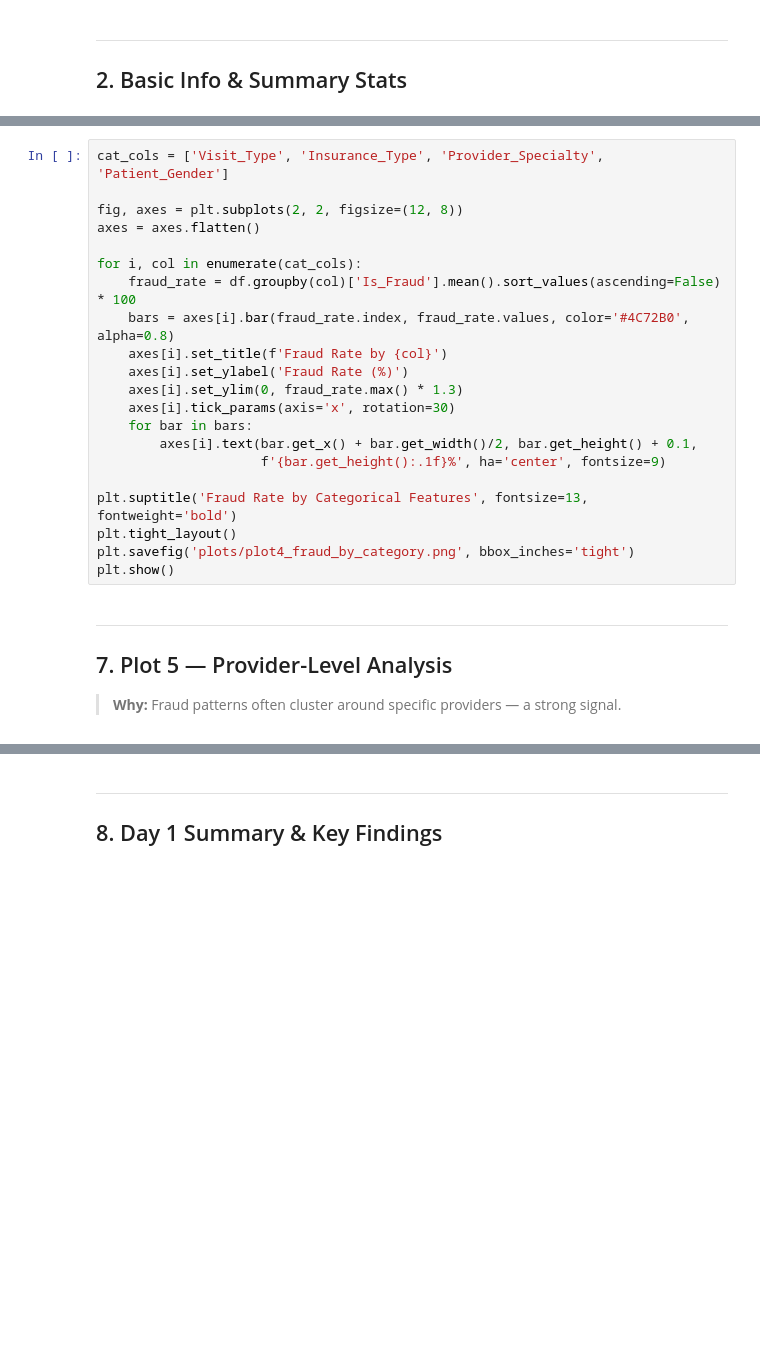
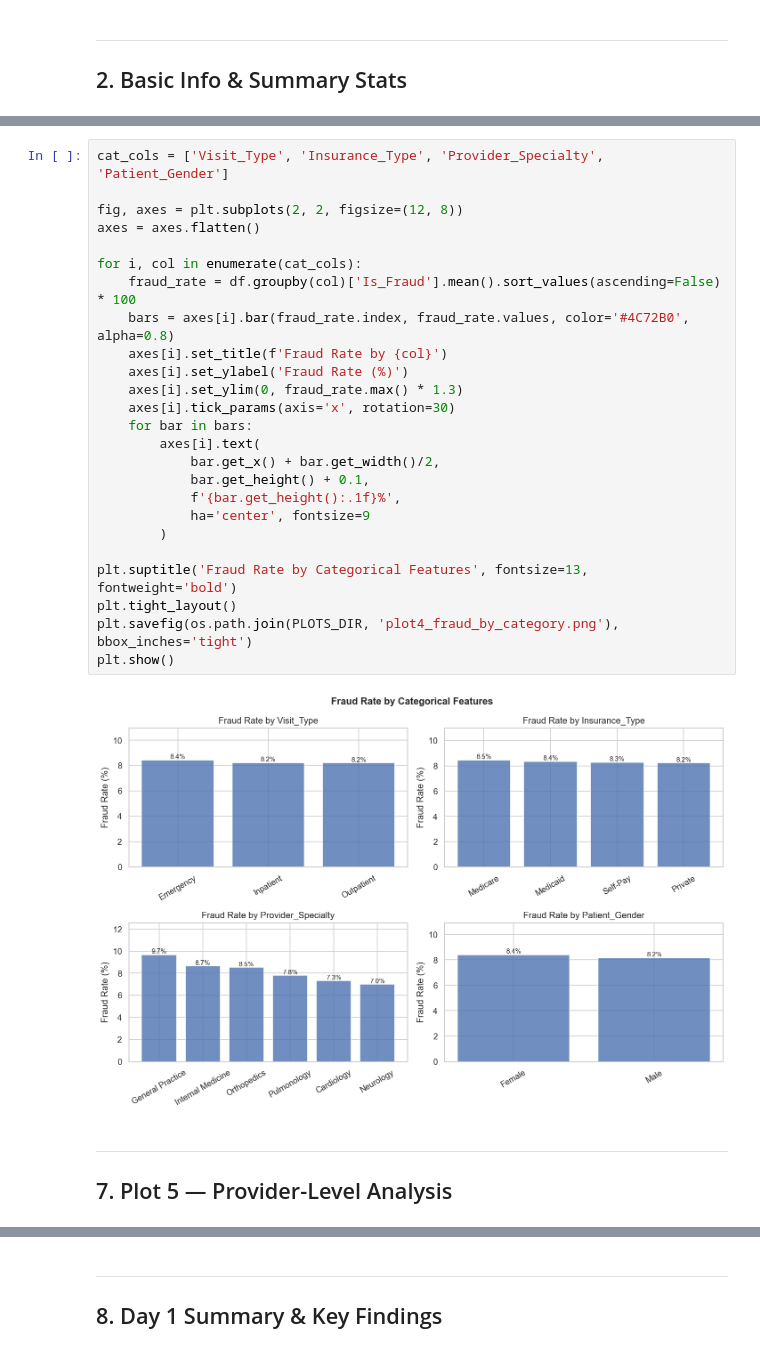
Before and after one commit to Ferdinard35/CODES, a Jupyter notebook: mlp/notebooks/01_EDA.ipynb, the cells around one changed output, grey strips where cells are left out. Drawn from its saved outputs; the diff is of its cells as text; blank space fills up the shorter version.

```diff
--- a/mlp/notebooks/01_EDA.ipynb
+++ b/mlp/notebooks/01_EDA.ipynb
@@ -129,28 +208,33 @@ print(fraud_corr.round(3))
 # %%
 cat_cols = ['Visit_Type', 'Insurance_Type', 'Provider_Specialty', 'Patient_Gender']
 
 fig, axes = plt.subplots(2, 2, figsize=(12, 8))
 axes = axes.flatten()
 
 for i, col in enumerate(cat_cols):
     fraud_rate = df.groupby(col)['Is_Fraud'].mean().sort_values(ascending=False) * 100
     bars = axes[i].bar(fraud_rate.index, fraud_rate.values, color='#4C72B0', alpha=0.8)
     axes[i].set_title(f'Fraud Rate by {col}')
     axes[i].set_ylabel('Fraud Rate (%)')
     axes[i].set_ylim(0, fraud_rate.max() * 1.3)
     axes[i].tick_params(axis='x', rotation=30)
     for bar in bars:
-        axes[i].text(bar.get_x() + bar.get_width()/2, bar.get_height() + 0.1,
-                     f'{bar.get_height():.1f}%', ha='center', fontsize=9)
+        axes[i].text(
+            bar.get_x() + bar.get_width()/2,
+            bar.get_height() + 0.1,
+            f'{bar.get_height():.1f}%',
+            ha='center', fontsize=9
+        )
 
 plt.suptitle('Fraud Rate by Categorical Features', fontsize=13, fontweight='bold')
 plt.tight_layout()
-plt.savefig('plots/plot4_fraud_by_category.png', bbox_inches='tight')
+plt.savefig(os.path.join(PLOTS_DIR, 'plot4_fraud_by_category.png'), bbox_inches='tight')
 plt.show()
+# %% [output]
+[figure, added]
 # %% [markdown]
 ---
 ## 7. Plot 5 — Provider-Level Analysis
-> **Why:** Fraud patterns often cluster around specific providers — a strong signal.
 # %%
 provider_stats = df.groupby('Provider_ID').agg(
     total_claims=('Claim_ID', 'count'),
```
Also changed, not shown: parts of 14 cells of this notebook, 11 other files.
